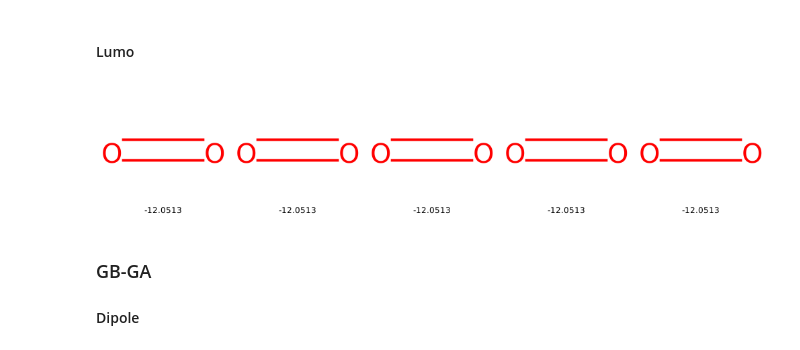
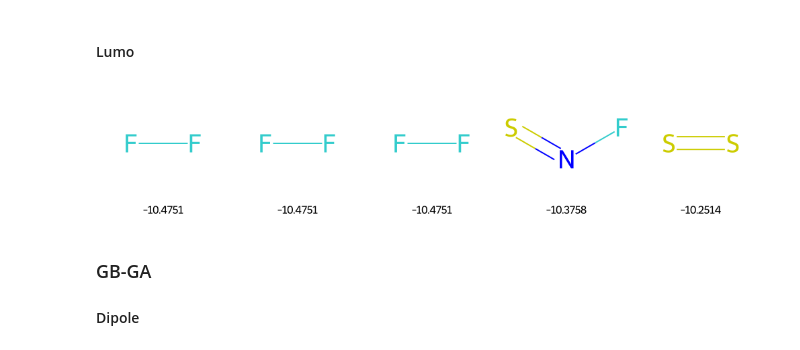
Before and after one commit to aspuru-guzik-group/Tartarus, a Jupyter notebook: mols_jupyter/hce.ipynb, the cells around one changed output. Saved outputs shown, nothing was run; the diff lists cells and outputs as text; code cells hidden in the pictures.

```diff
--- a/mols_jupyter/hce.ipynb
+++ b/mols_jupyter/hce.ipynb
@@ -68,15 +68,15 @@ img
 # %% [markdown]
 #### Lumo
 # %%
-smiles = ['O=O', 'O=O', 'O=O', 'O=O', 'O=O']
+smiles = ['FF', 'FF', 'FF', 'FN=S', 'S=S']
 
-values = [-12.0513, -12.0513, -12.0513, -12.0513, -12.0513]
+values = [-10.4751, -10.4751, -10.4751, -10.3758, -10.2514]
 
 mols_ls = [Chem.MolFromSmiles(x) for x in smiles]
 img = Draw.MolsToGridImage(mols_ls,molsPerRow=5,subImgSize=(200,200),legends=[str(x) for x in values])
 img
 # %% [output]
-[figure, old version]
+[figure, new version]
 # %% [markdown]
 ### GB-GA
 
```
Also changed, not shown: parts of 6 cells of this notebook.
